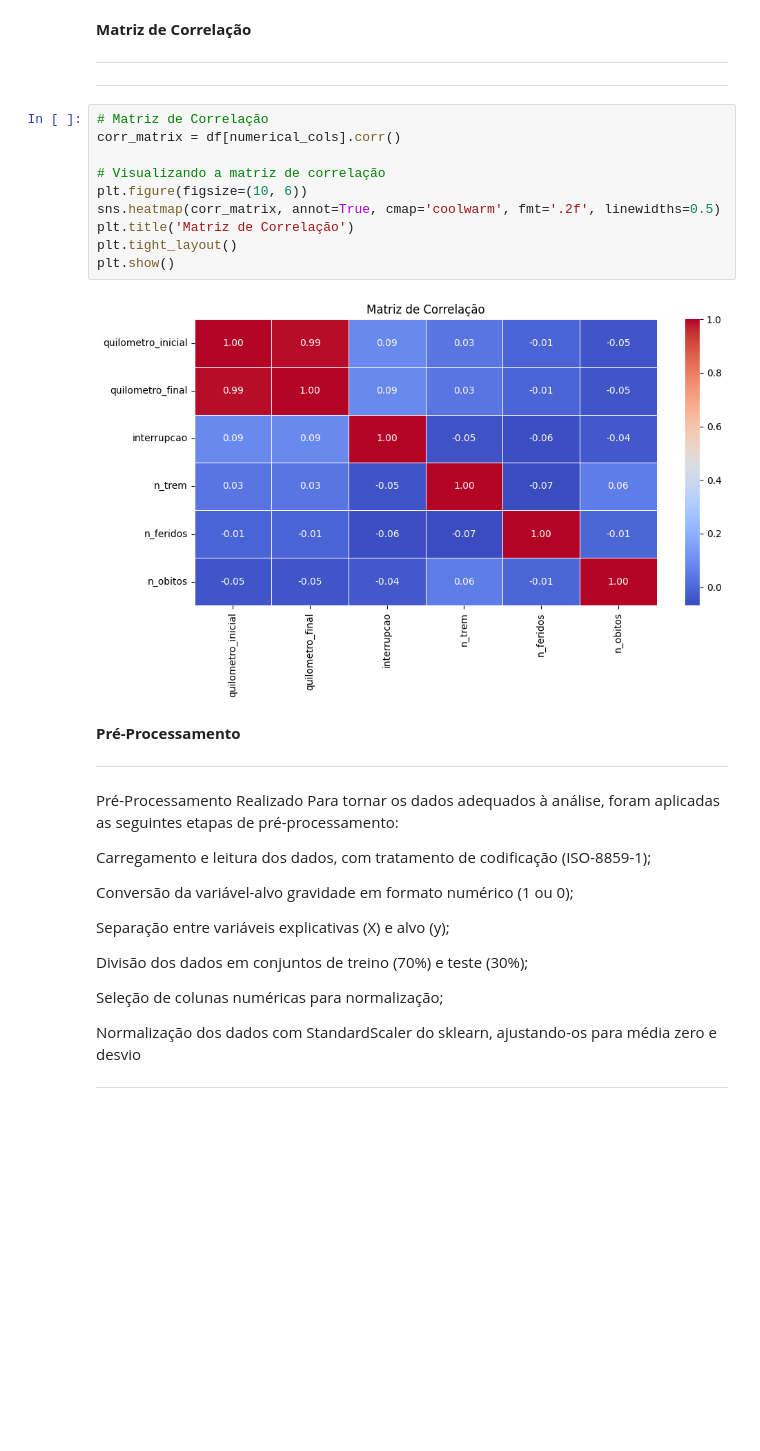
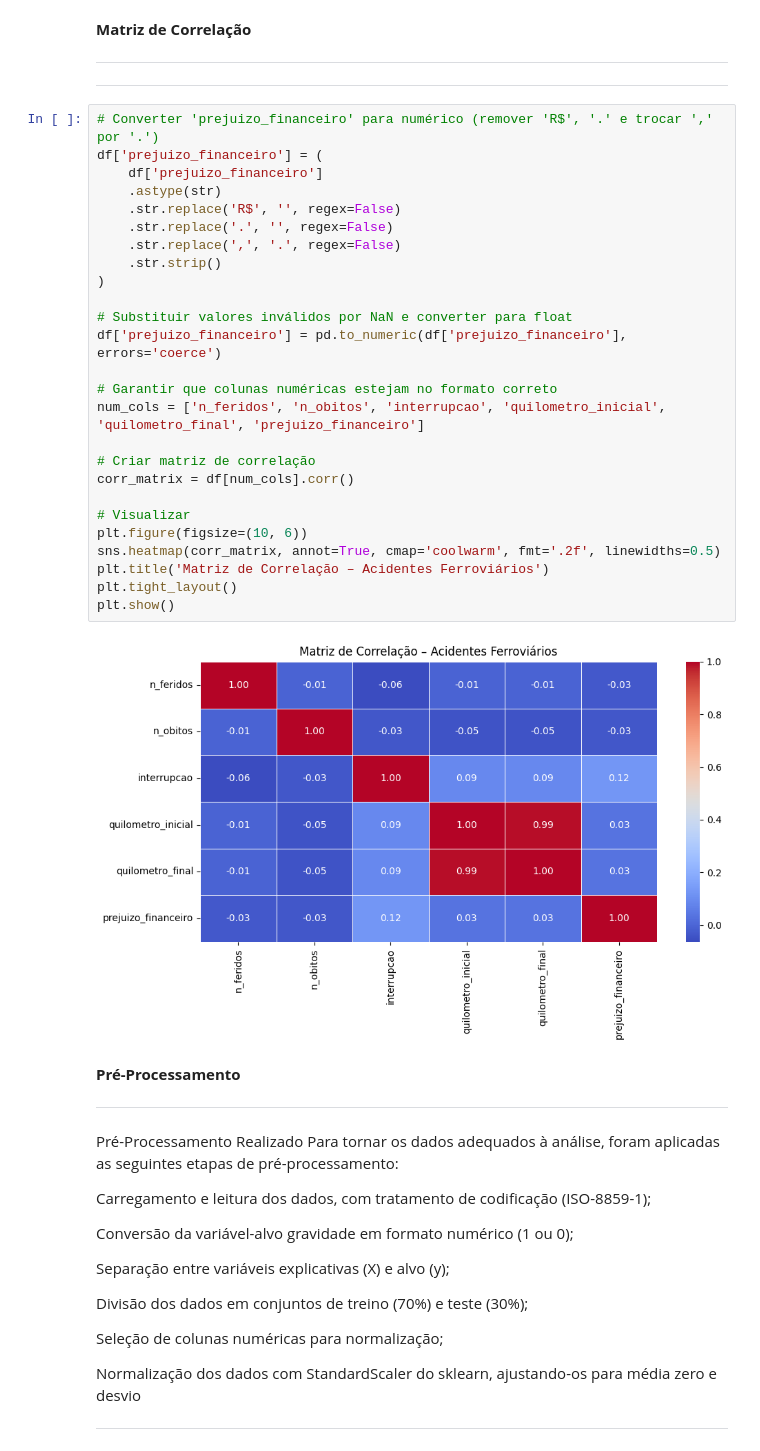
Before and after one commit to fabarroso/MVP1, a Jupyter notebook: MVP1.ipynb, the cells around one changed output. Drawn from its saved outputs; the diff is of its cells as text; blank space fills up the shorter version.

```diff
--- a/MVP1.ipynb
+++ b/MVP1.ipynb
@@ -486,18 +485,34 @@ dtype: float64
 **Matriz de Correlação**
 ****
 ****
-# %%
-# Matriz de Correlação
-corr_matrix = df[numerical_cols].corr()
-
-# Visualizando a matriz de correlação
-plt.figure(figsize=(10, 6))
-sns.heatmap(corr_matrix, annot=True, cmap='coolwarm', fmt='.2f', linewidths=0.5)
-plt.title('Matriz de Correlação')
-plt.tight_layout()
-plt.show()
-# %% [output]
-[figure, removed]
+# %%
+# Converter 'prejuizo_financeiro' para numérico (remover 'R$', '.' e trocar ',' por '.')
+df['prejuizo_financeiro'] = (
+    df['prejuizo_financeiro']
+    .astype(str)
+    .str.replace('R$', '', regex=False)
+    .str.replace('.', '', regex=False)
+    .str.replace(',', '.', regex=False)
+    .str.strip()
+)
+
+# Substituir valores inválidos por NaN e converter para float
+df['prejuizo_financeiro'] = pd.to_numeric(df['prejuizo_financeiro'], errors='coerce')
+
+# Garantir que colunas numéricas estejam no formato correto
+num_cols = ['n_feridos', 'n_obitos', 'interrupcao', 'quilometro_inicial', 'quilometro_final', 'prejuizo_financeiro']
+
+# Criar matriz de correlação
+corr_matrix = df[num_cols].corr()
+
+# Visualizar
+plt.figure(figsize=(10, 6))
+sns.heatmap(corr_matrix, annot=True, cmap='coolwarm', fmt='.2f', linewidths=0.5)
+plt.title('Matriz de Correlação – Acidentes Ferroviários')
+plt.tight_layout()
+plt.show()
+# %% [output]
+[figure, added]
 # %% [markdown]
 **Pré-Processamento**
 ****
```
Also changed, not shown: parts of 4 cells of this notebook.
